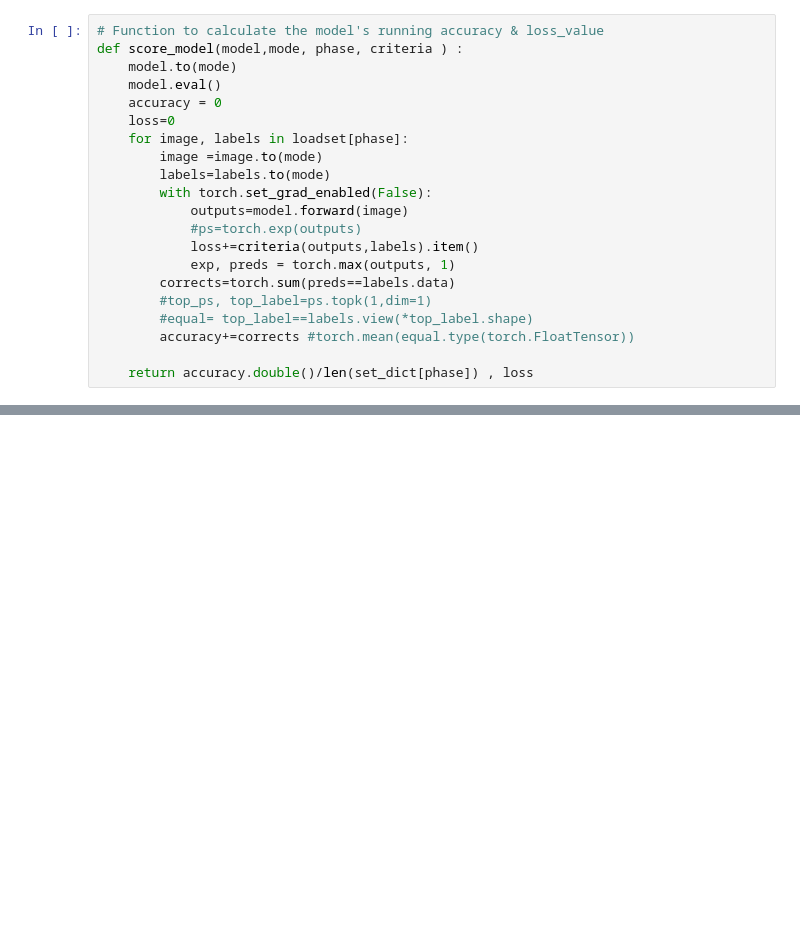
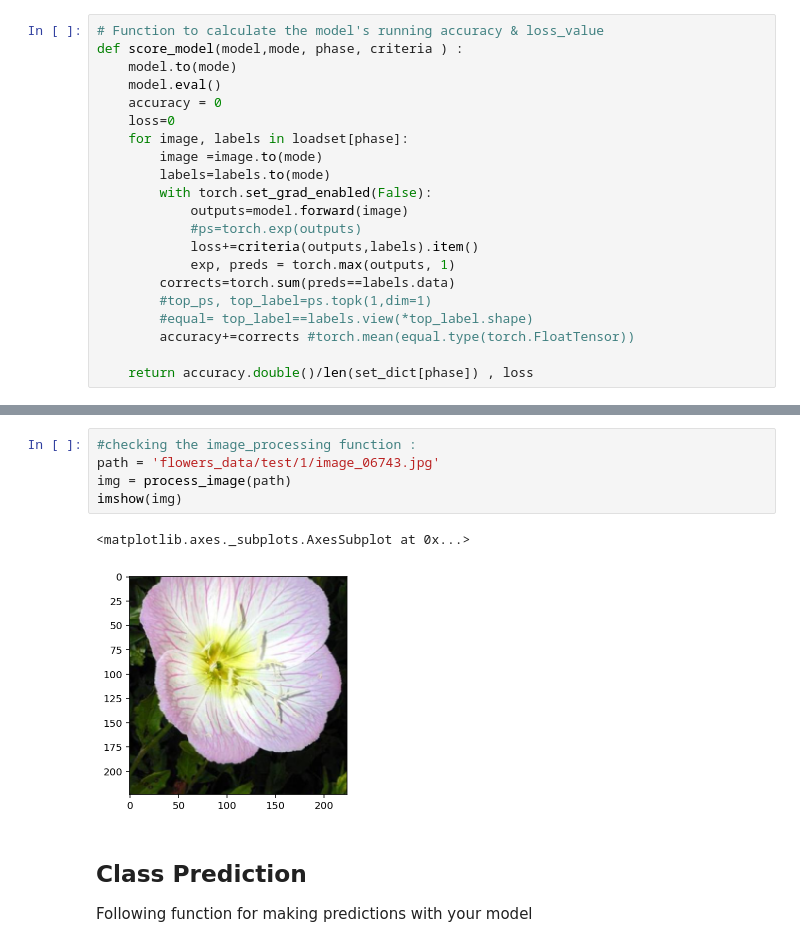
Before and after one commit to rindhane/Image_classifier, a Jupyter notebook: Image Classifier Project.ipynb, the cells around one changed output, grey strips where cells are left out. Cells and saved outputs as stored; diff of their text form; blank space fills up the shorter version.

```diff
--- a/Image Classifier Project.ipynb
+++ b/Image Classifier Project.ipynb
@@ -500,0 +440,12 @@ plot_solution('flowers/test/1/image_06743.jpg', model_new)
+# %%
+#checking the image_processing function :
+path = 'flowers_data/test/1/image_06743.jpg'
+img = process_image(path)
+imshow(img)
+# %% [output]
+<matplotlib.axes._subplots.AxesSubplot at 0x...>
+[figure, added]
+# %% [markdown]
+## Class Prediction
+
+Following function for making predictions with your model
```
Also changed, not shown: parts of 60 cells of this notebook, 1 other file.
